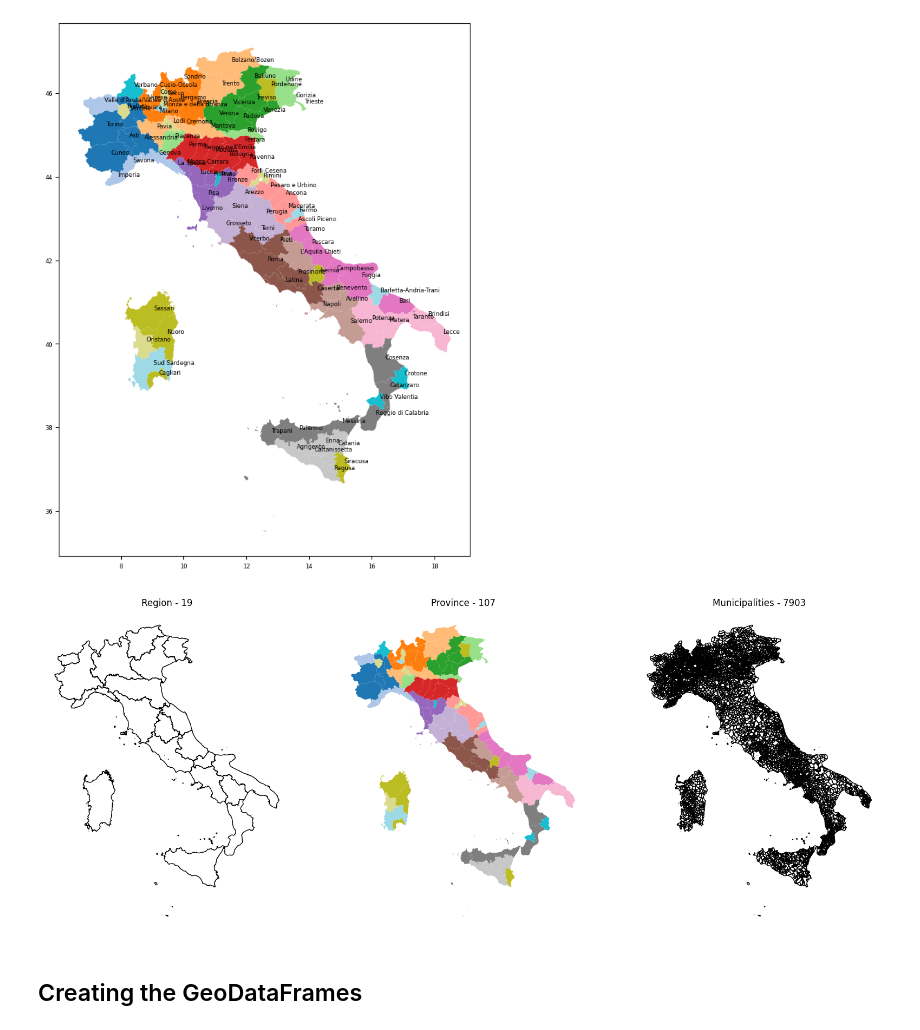
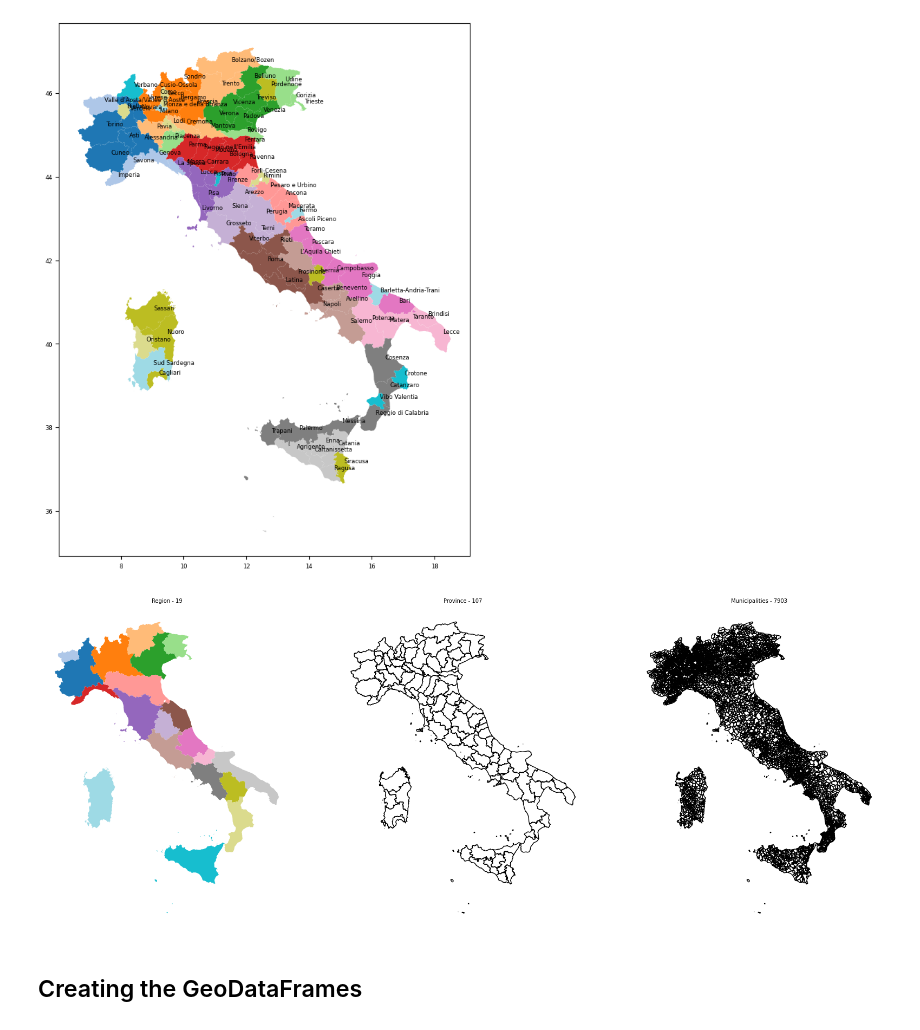
Before and after one commit to OmdenaAI/milan-italy-impact-covid-crimes, a Jupyter notebook: src/tasks/task-2-data-cleaning/geodata/geodata.ipynb, the cells around one changed output. Cells and saved outputs as stored; diff of their text form; code cells hidden in the pictures.

```diff
--- a/src/tasks/task-2-data-cleaning/geodata/geodata.ipynb
+++ b/src/tasks/task-2-data-cleaning/geodata/geodata.ipynb
@@ -64,18 +64,18 @@ plt.show()
 # %%
 # ploting region, province and municipalities side by side
 fig, ax = plt.subplots(1, 3, figsize=(20, 10))
-region_geo.plot(ax=ax[0], color='white', edgecolor='black')
-province_geo.plot(ax=ax[1], column='prov_istat_code_num', cmap='tab20')
+region_geo.plot(ax=ax[0], colormap='tab20')
+province_geo.plot(ax=ax[1], column='prov_istat_code_num', color='white', edgecolor='black')
 municipalities_geo.plot(ax=ax[2], color='white', edgecolor='black')
 ax[0].axis('off')
 ax[1].axis('off')
 ax[2].axis('off')
 ax[0].set_title('Region - 19')
 ax[1].set_title('Province - 107')
 ax[2].set_title('Municipalities - 7903')
 plt.show()
 # %% [output]
-[figure, old version]
+[figure, new version]
 # %% [markdown]
 ## Creating the GeoDataFrames
 # %%
```
Also changed, not shown: parts of 10 cells of this notebook, 1 other file.
